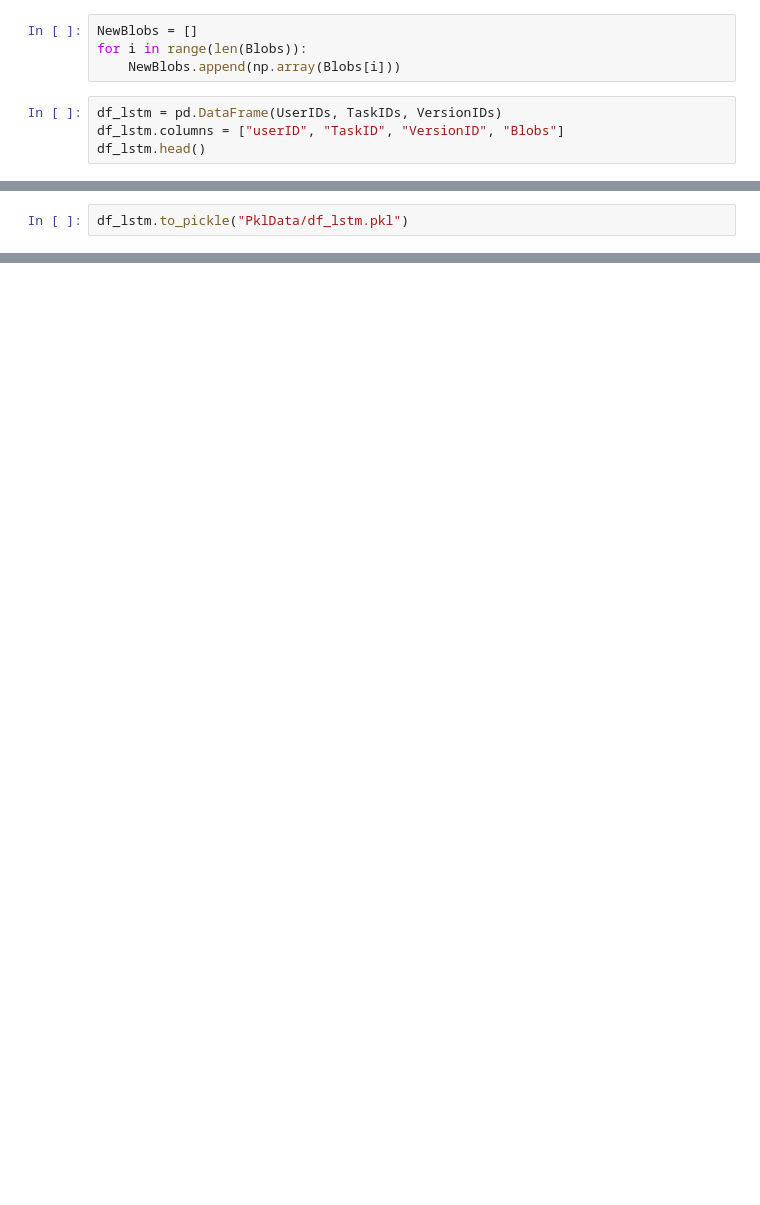
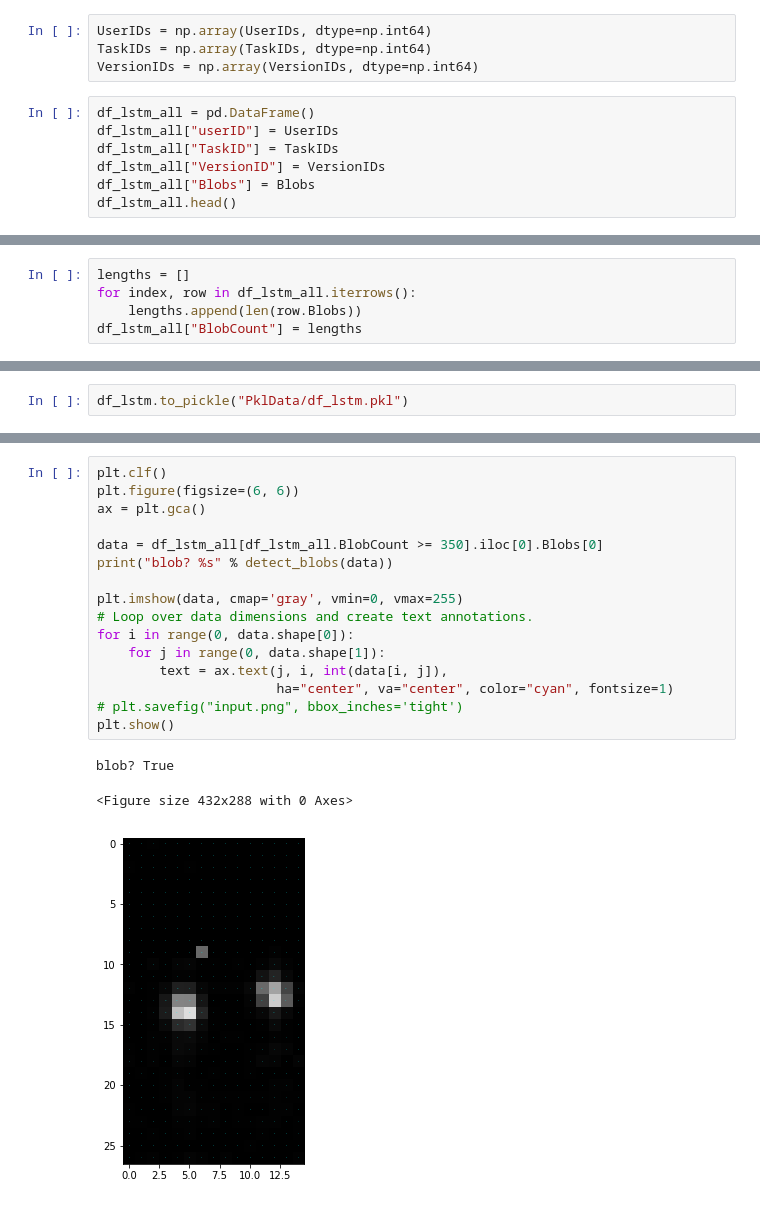
Before and after one commit to robsch94/FaPraKnuckleInput, a Jupyter notebook: Jupyter/Step_2_2_PreprocessData_LSTM.ipynb, the cells around one changed output, grey strips where cells are left out. Cells and saved outputs as stored; diff of their text form; blank space fills up the shorter version.

```diff
--- a/Jupyter/Step_2_2_PreprocessData_LSTM.ipynb
+++ b/Jupyter/Step_2_2_PreprocessData_LSTM.ipynb
@@ -134,8 +141,11 @@ Wall time: 1min 13s
-# %%
-NewBlobs = []
-for i in range(len(Blobs)):
-    NewBlobs.append(np.array(Blobs[i]))
+# %%
+UserIDs = np.array(UserIDs, dtype=np.int64)
+TaskIDs = np.array(TaskIDs, dtype=np.int64)
+VersionIDs = np.array(VersionIDs, dtype=np.int64)
 # %%
-df_lstm = pd.DataFrame(UserIDs, TaskIDs, VersionIDs)
-df_lstm.columns = ["userID", "TaskID", "VersionID", "Blobs"]
-df_lstm.head()
+df_lstm_all = pd.DataFrame()
+df_lstm_all["userID"] = UserIDs
+df_lstm_all["TaskID"] = TaskIDs
+df_lstm_all["VersionID"] = VersionIDs
+df_lstm_all["Blobs"] = Blobs
+df_lstm_all.head()
@@ -141,0 +159,5 @@ df_lstm.head()
+# %%
+lengths = []
+for index, row in df_lstm_all.iterrows():
+    lengths.append(len(row.Blobs))
+df_lstm_all["BlobCount"] = lengths
@@ -143,0 +200,20 @@ df_lstm.to_pickle("PklData/df_lstm.pkl")
+# %%
+plt.clf()
+plt.figure(figsize=(6, 6))
+ax = plt.gca()
+
+data = df_lstm_all[df_lstm_all.BlobCount >= 350].iloc[0].Blobs[0]
+print("blob? %s" % detect_blobs(data))
+
+plt.imshow(data, cmap='gray', vmin=0, vmax=255)
+# Loop over data dimensions and create text annotations.
+for i in range(0, data.shape[0]):
+    for j in range(0, data.shape[1]):
+        text = ax.text(j, i, int(data[i, j]),
+                       ha="center", va="center", color="cyan", fontsize=1)
+# plt.savefig("input.png", bbox_inches='tight')
+plt.show()
+# %% [output]
+blob? True
+<Figure size 432x288 with 0 Axes>
+[figure, added]
```
Also changed, not shown: parts of 9 cells of this notebook, 5 other files.
